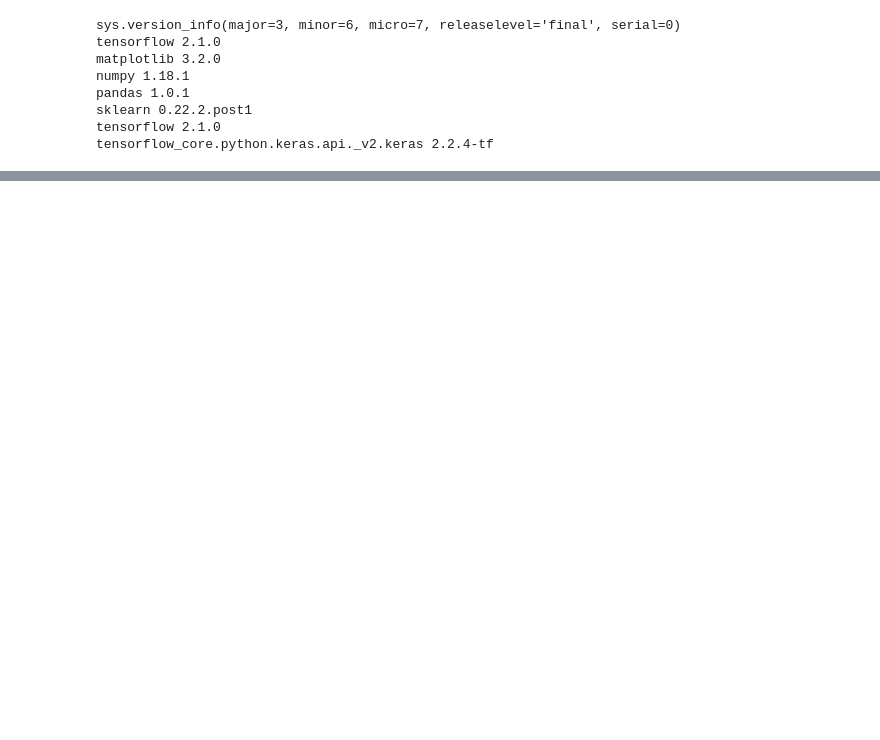
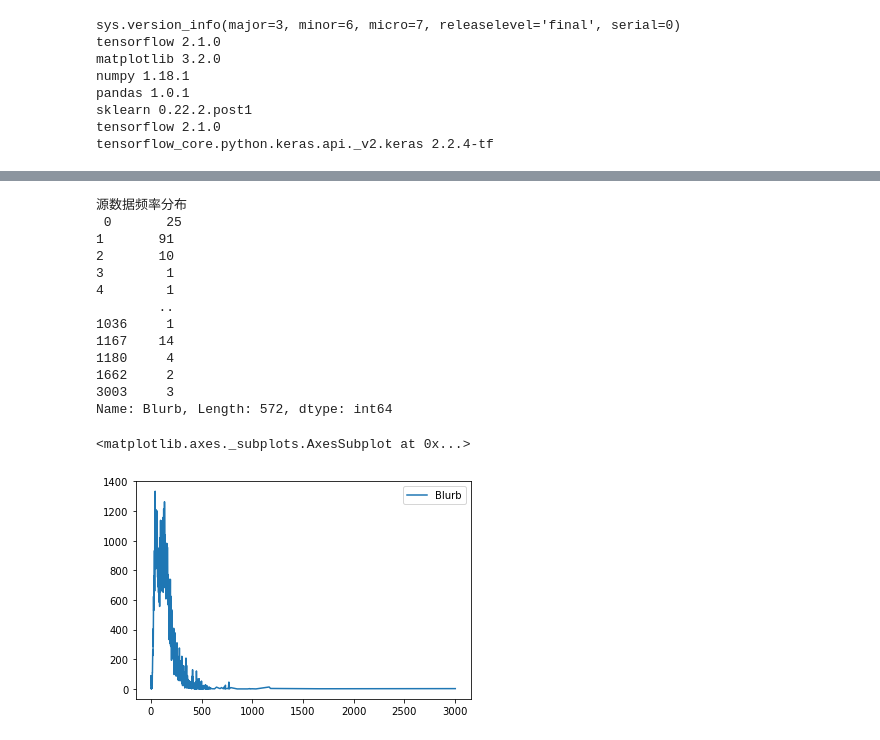
Before and after one commit to StrayCamel247/Recommend_system, a Jupyter notebook: stray_camel.ipynb, the cells around one changed output, grey strips where cells are left out. Drawn from its saved outputs; the diff is of its cells as text; code cells hidden in the pictures; blank space fills up the shorter version.

```diff
--- a/stray_camel.ipynb
+++ b/stray_camel.ipynb
@@ -213 +232,19 @@ def distribution_analysis(data):
+# %%
+distribution_analysis(pd.DataFrame([len(l) for l in origin_DATA.features['Blurb']], columns=['Blurb'])['Blurb']).plot(y='Blurb', legend='Blurb')
+# %% [output]
+源数据频率分布
+ 0       25
+1       91
+2       10
+3        1
+4        1
+        ..
+1036     1
+1167    14
+1180     4
+1662     2
+3003     3
+Name: Blurb, Length: 572, dtype: int64
+<matplotlib.axes._subplots.AxesSubplot at 0x...>
+[figure, added]
 # %%
```
Also changed, not shown: parts of 9 cells of this notebook.
